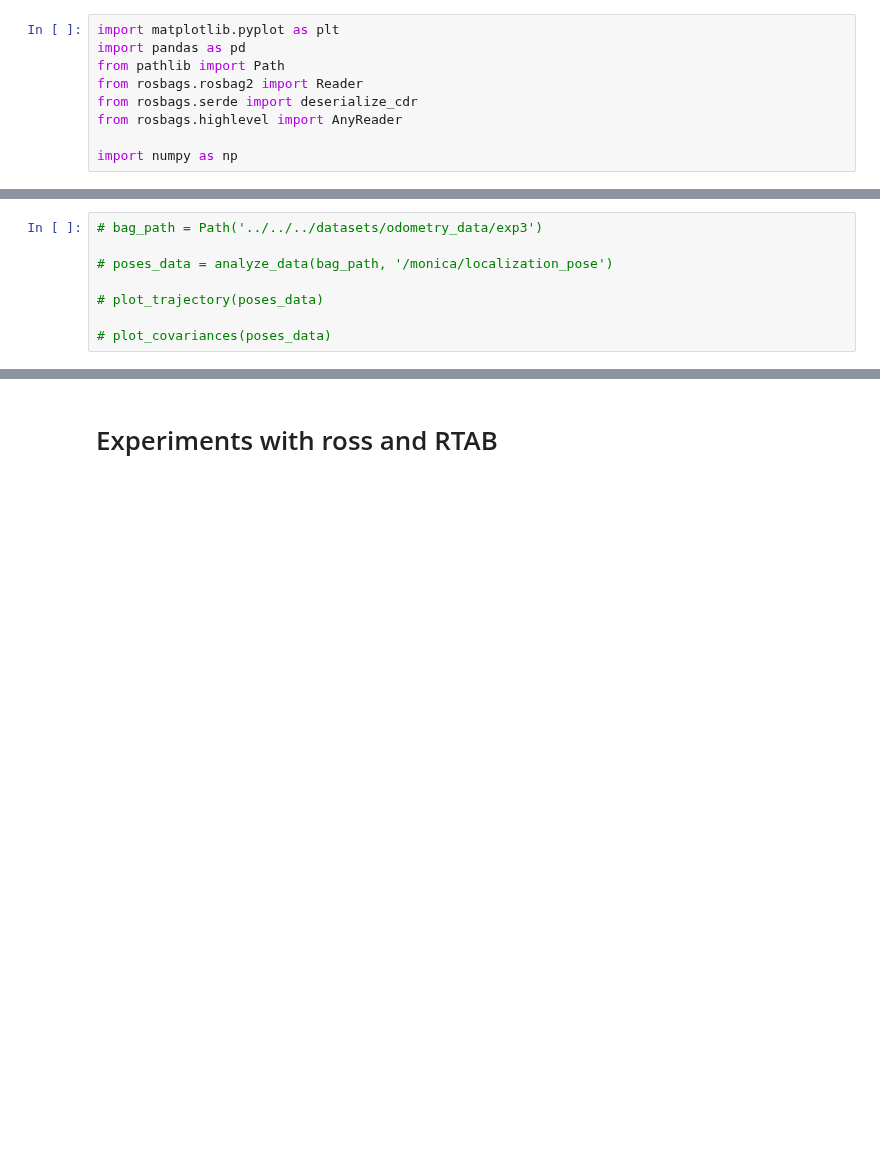
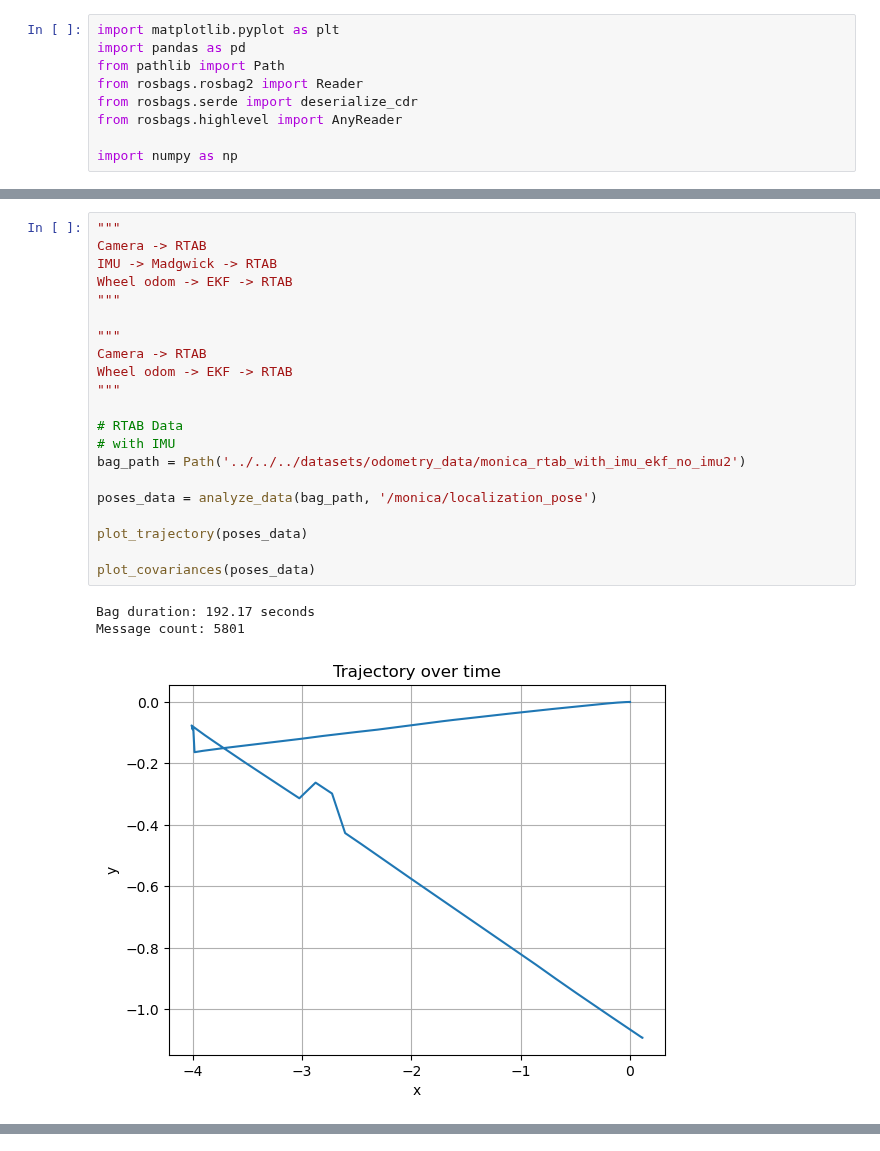
Before and after one commit to BCLab-UNM/MARIAM, a Jupyter notebook: analysis/odomDataAnalysis/rtab_odometry.ipynb, the cells around one changed output, grey strips where cells are left out. Drawn from its saved outputs; the diff is of its cells as text; blank space fills up the shorter version.

```diff
--- a/analysis/odomDataAnalysis/rtab_odometry.ipynb
+++ b/analysis/odomDataAnalysis/rtab_odometry.ipynb
@@ -119,8 +147,25 @@ def plot_covariances(poses_data):
 # %%
-# bag_path = Path('../../../datasets/odometry_data/exp3')
+"""
+Camera -> RTAB
+IMU -> Madgwick -> RTAB
+Wheel odom -> EKF -> RTAB
+"""
 
-# poses_data = analyze_data(bag_path, '/monica/localization_pose')
+"""
+Camera -> RTAB
+Wheel odom -> EKF -> RTAB
+"""
 
-# plot_trajectory(poses_data)
+# RTAB Data
+# with IMU
+bag_path = Path('../../../datasets/odometry_data/monica_rtab_with_imu_ekf_no_imu2')
 
-# plot_covariances(poses_data)
+poses_data = analyze_data(bag_path, '/monica/localization_pose')
+
+plot_trajectory(poses_data)
+
+plot_covariances(poses_data)
+# %% [output]
+Bag duration: 192.17 seconds
+Message count: 5801
+[figure, added]
@@ -127,2 +172,0 @@ def plot_covariances(poses_data):
-# %% [markdown]
-# Experiments with ross and RTAB
```
Also changed, not shown: parts of 17 cells of this notebook.
